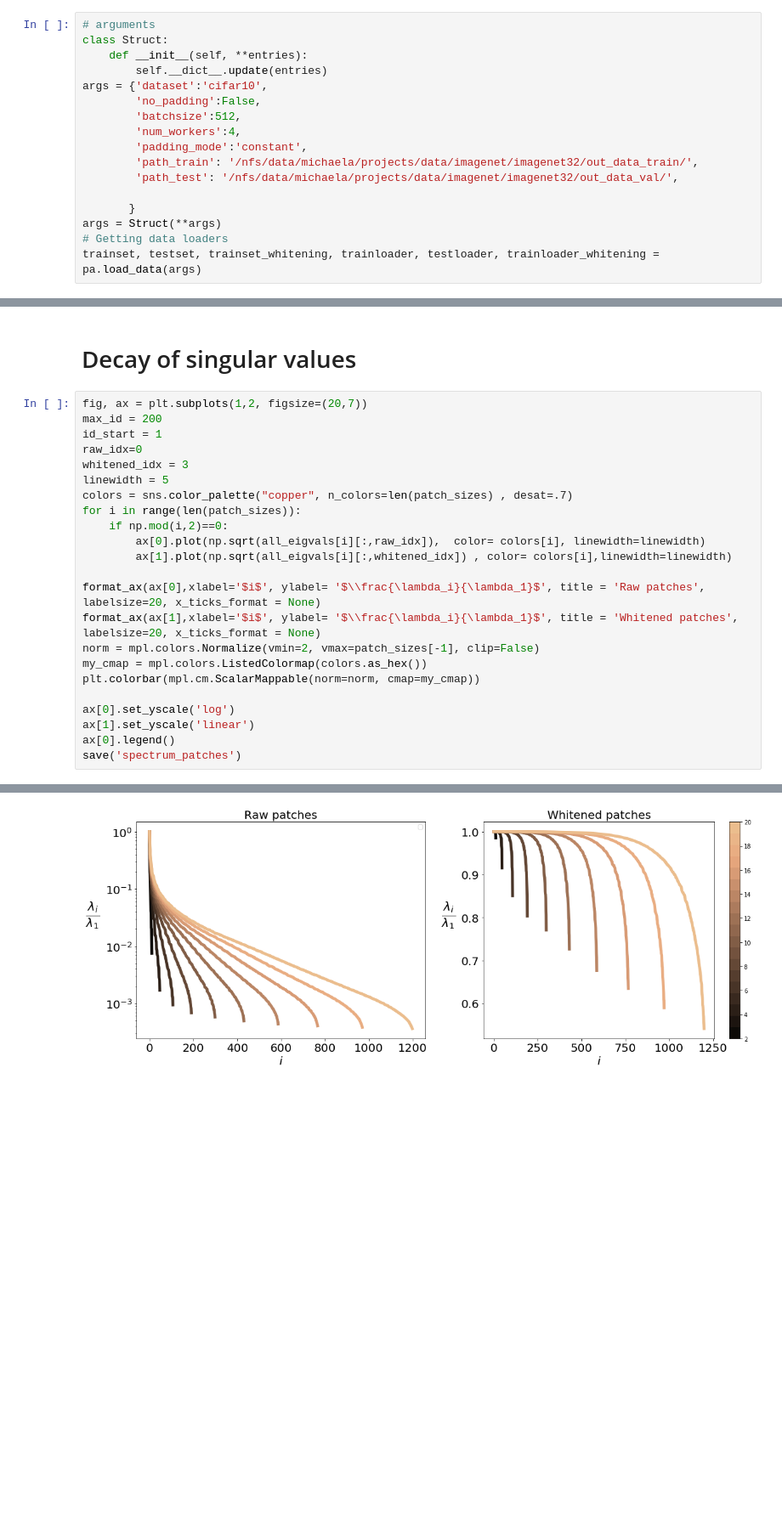
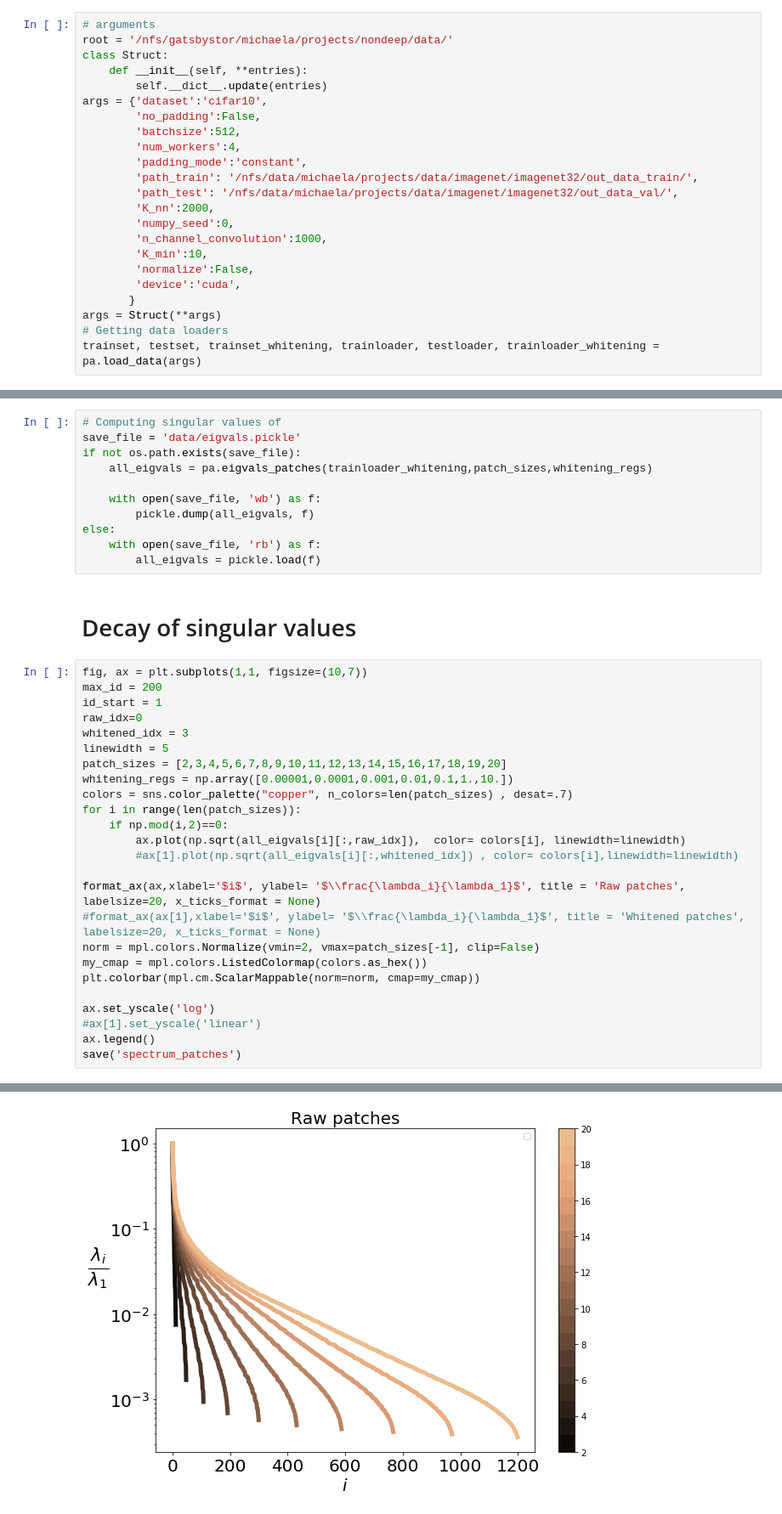
Before and after one commit to louity/patches, a Jupyter notebook: PatchesAnalysis.ipynb, the cells around one changed output, grey strips where cells are left out. Shown at 85% size. Drawn from its saved outputs; the diff is of its cells as text; blank space fills up the shorter version.

```diff
--- a/PatchesAnalysis.ipynb
+++ b/PatchesAnalysis.ipynb
@@ -50,6 +182,7 @@ def save(n, ext='.pdf', save_figs=True, **kwargs):
 # Getting data loaders
 # %%
 # arguments
+root = '/nfs/gatsbystor/michaela/projects/nondeep/data/'
 class Struct:
 	def __init__(self, **entries):
 		self.__dict__.update(entries)
@@ -60,7 +193,12 @@ args = {'dataset':'cifar10',
         'padding_mode':'constant',
         'path_train': '/nfs/data/michaela/projects/data/imagenet/imagenet32/out_data_train/',
         'path_test': '/nfs/data/michaela/projects/data/imagenet/imagenet32/out_data_val/',
-
+        'K_nn':2000,
+        'numpy_seed':0,
+        'n_channel_convolution':1000,
+        'K_min':10,
+        'normalize':False,
+        'device':'cuda',
        }
 args = Struct(**args)
 # Getting data loaders
@@ -79,29 +212,42 @@ all_eigvals = pa.eigvals_patches(trainloader_whitening,patch_sizes,whitening_reg
+# %%
+# Computing singular values of
+save_file = 'data/eigvals.pickle'
+if not os.path.exists(save_file):
+    all_eigvals = pa.eigvals_patches(trainloader_whitening,patch_sizes,whitening_regs)
+
+    with open(save_file, 'wb') as f:
+        pickle.dump(all_eigvals, f)
+else:
+    with open(save_file, 'rb') as f:
+        all_eigvals = pickle.load(f)
 # %% [markdown]
 # Decay of singular values
 # %%
-fig, ax = plt.subplots(1,2, figsize=(20,7))
+fig, ax = plt.subplots(1,1, figsize=(10,7))
 max_id = 200
 id_start = 1
 raw_idx=0
 whitened_idx = 3
 linewidth = 5
+patch_sizes = [2,3,4,5,6,7,8,9,10,11,12,13,14,15,16,17,18,19,20]
+whitening_regs = np.array([0.00001,0.0001,0.001,0.01,0.1,1.,10.])
 colors = sns.color_palette("copper", n_colors=len(patch_sizes) , desat=.7)
 for i in range(len(patch_sizes)):
     if np.mod(i,2)==0:
-        ax[0].plot(np.sqrt(all_eigvals[i][:,raw_idx]),  color= colors[i], linewidth=linewidth)
-        ax[1].plot(np.sqrt(all_eigvals[i][:,whitened_idx]) , color= colors[i],linewidth=linewidth)
+        ax.plot(np.sqrt(all_eigvals[i][:,raw_idx]),  color= colors[i], linewidth=linewidth)
+        #ax[1].plot(np.sqrt(all_eigvals[i][:,whitened_idx]) , color= colors[i],linewidth=linewidth)
 
-format_ax(ax[0],xlabel='$i$', ylabel= '$\\frac{\lambda_i}{\lambda_1}$', title = 'Raw patches', labelsize=20, x_ticks_format = None)
-format_ax(ax[1],xlabel='$i$', ylabel= '$\\frac{\lambda_i}{\lambda_1}$', title = 'Whitened patches', labelsize=20, x_ticks_format = None)
+format_ax(ax,xlabel='$i$', ylabel= '$\\frac{\lambda_i}{\lambda_1}$', title = 'Raw patches', labelsize=20, x_ticks_format = None)
+#format_ax(ax[1],xlabel='$i$', ylabel= '$\\frac{\lambda_i}{\lambda_1}$', title = 'Whitened patches', labelsize=20, x_ticks_format = None)
 norm = mpl.colors.Normalize(vmin=2, vmax=patch_sizes[-1], clip=False)
 my_cmap = mpl.colors.ListedColormap(colors.as_hex())
 plt.colorbar(mpl.cm.ScalarMappable(norm=norm, cmap=my_cmap))
 
-ax[0].set_yscale('log')
-ax[1].set_yscale('linear')
-ax[0].legend()
+ax.set_yscale('log')
+#ax[1].set_yscale('linear')
+ax.legend()
 save('spectrum_patches')
 # %% [output]
 No handles with labels found to put in legend.
-[figure, old version]
+[figure, new version]
 # %% [markdown]
```
Also changed, not shown: parts of 16 cells of this notebook, 1 other file.
